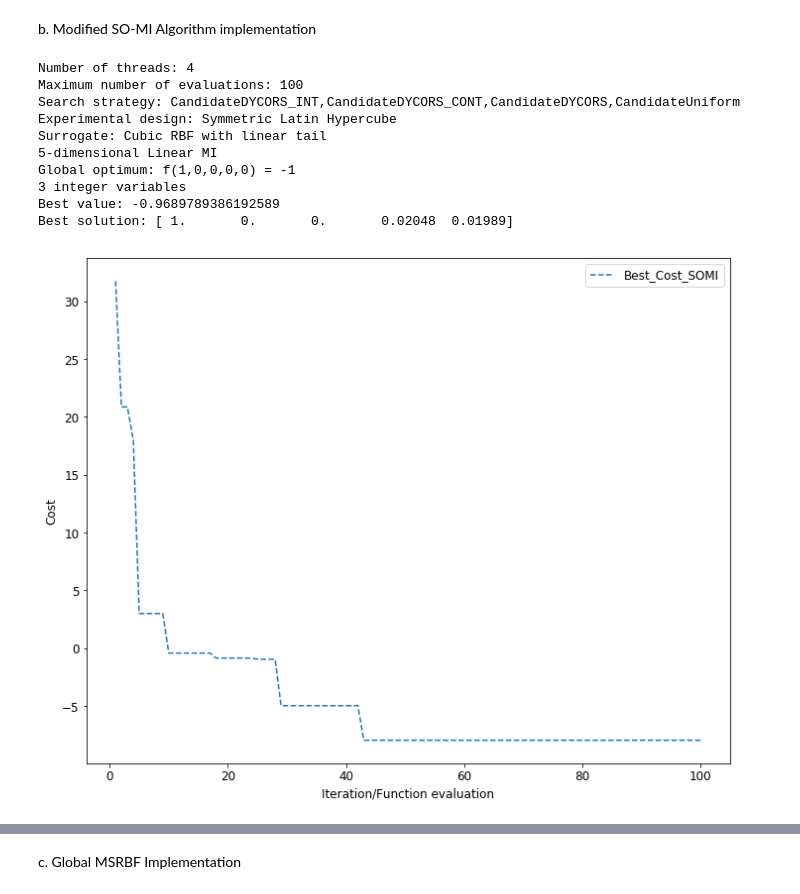
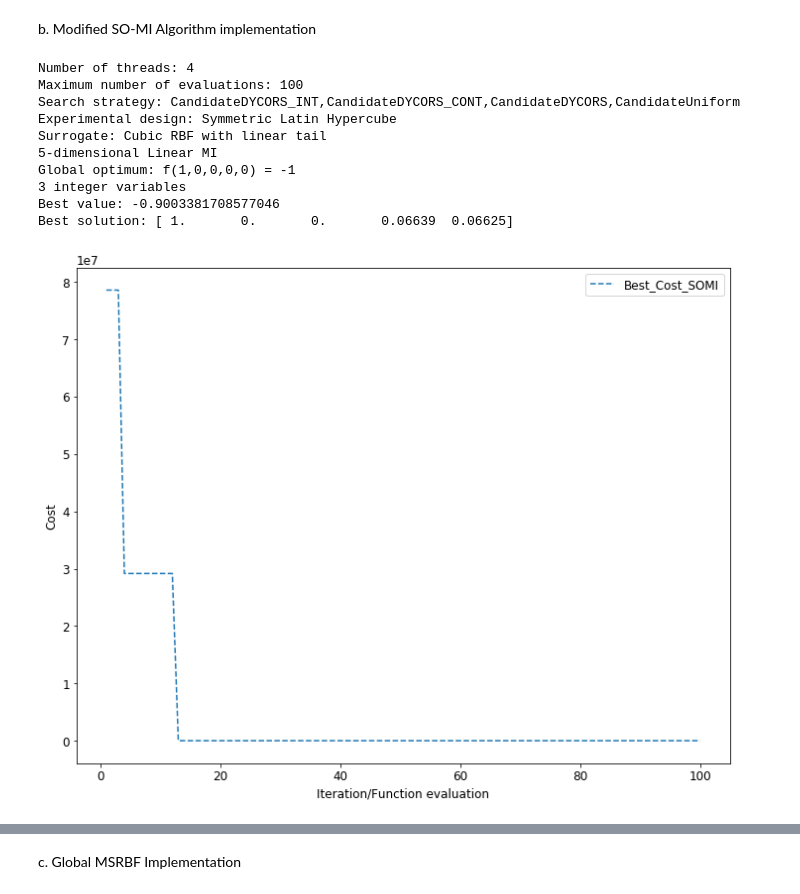
Before and after one commit to aloisiusStephen/IE6511_HW, a Jupyter notebook: HW8/Homework 8.ipynb, the cells around one changed output, grey strips where cells are left out. Cells and saved outputs as stored; diff of their text form; code cells hidden in the pictures.

```diff
--- a/HW8/Homework 8.ipynb
+++ b/HW8/Homework 8.ipynb
@@ -325,7 +325,7 @@ def feasible_merit(record):
     return record.value + controller.strategy.penalty_fun(xx)[0, 0]
 
 result = controller.run(merit=feasible_merit)
-fvals = np.array([o.value for o in controller.fevals])
+fvals = np.array([feasible_merit(o) for o in controller.fevals])
 best, xbest = result.value, result.params[0]
 
 Iter = np.arange(1,maxeval+1)
@@ -334,36 +334,36 @@ Trial_best_SOMI = np.column_stack((Iter,np.minimum.accumulate(fvals)))
 # Run the rest of the trials
 for i  in range(1,trial):
     result = controller.run(merit=feasible_merit)
-    fvals = np.array([o.value for o in controller.fevals])
+    fvals = np.array([feasible_merit(o) for o in controller.fevals])
     Trial_best_SOMI = np.concatenate((Trial_best_SOMI,
                                         np.column_stack((Iter,np.minimum.accumulate(fvals)))),
                                         axis=0)
     if result.value < best:
         best, xbest = result.value, result.params[0]
 
 Trial_best_SOMI_df = pd.DataFrame(Trial_best_SOMI, columns = ['Iteration','Cost'])
 
 print('Best value: {0}'.format(best))
 print('Best solution: {0}'.format(
         np.array_str(xbest, max_line_width=np.inf,
         precision=5, suppress_small=True)))
 
 # Average of Best_Cost plot
 plt.figure(figsize=[10,8])
 plt.plot(Trial_best_SOMI_df.groupby('Iteration').mean().Cost, '--')
 plt.xlabel('Iteration/Function evaluation')
 plt.ylabel('Cost')
 plt.legend(['Best_Cost_SOMI'])
 plt.tight_layout()
 # %% [output]
 Number of threads: 4
 Maximum number of evaluations: 100
 Search strategy: CandidateDYCORS_INT,CandidateDYCORS_CONT,CandidateDYCORS,CandidateUniform
 Experimental design: Symmetric Latin Hypercube
 Surrogate: Cubic RBF with linear tail
 5-dimensional Linear MI
 Global optimum: f(1,0,0,0,0) = -1
 3 integer variables
-Best value: -0.9689789386192589
-Best solution: [ 1.       0.       0.       0.02048  0.01989]
+Best value: -0.9003381708577046
+Best solution: [ 1.       0.       0.       0.06639  0.06625]
-[figure, old version]
+[figure, new version]
```
Also changed, not shown: parts of 6 cells of this notebook.
